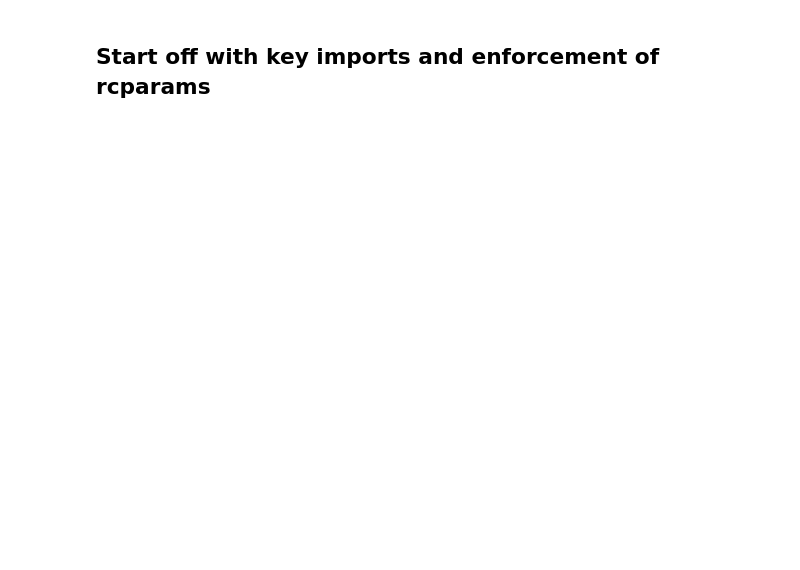
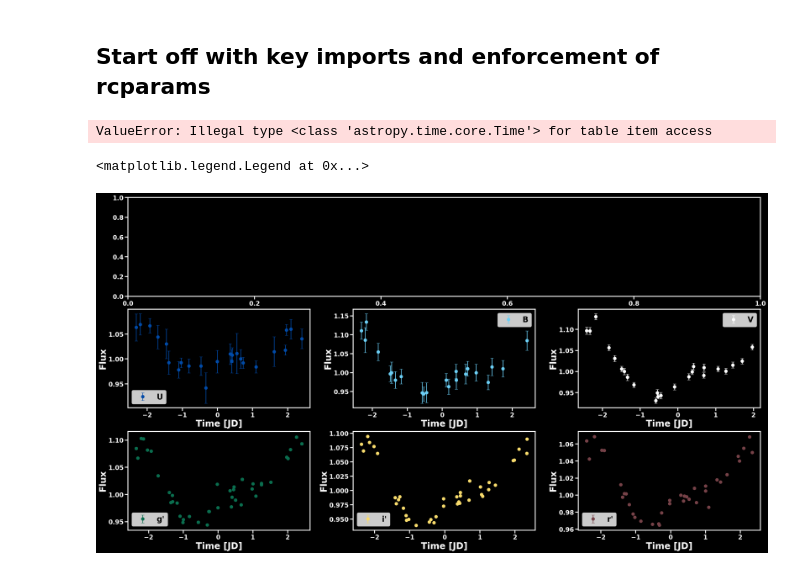
Before and after one commit to m-schochet/aumic_2025a, a Jupyter notebook: data_analysis/lco_photometry/lightcurve_fig.ipynb, the cells around one changed output. Drawn from its saved outputs; the diff is of its cells as text; code cells hidden in the pictures; blank space fills up the shorter version.

Commit message:
minor edits to lco light curves

```diff
--- a/data_analysis/lco_photometry/lightcurve_fig.ipynb
+++ b/data_analysis/lco_photometry/lightcurve_fig.ipynb
@@ -24,12 +24,16 @@ def set_rcparams():
     return
 set_rcparams()
 # %%
-gp = pd.read_csv('/Users/mschochet/Documents/GitHub/au_mic_s25/binned_lcs/gp.csv')
-ip = pd.read_csv('/Users/mschochet/Documents/GitHub/au_mic_s25/binned_lcs/ip.csv')
-rp = pd.read_csv('/Users/mschochet/Documents/GitHub/au_mic_s25/binned_lcs/rp.csv')
-U = pd.read_csv('/Users/mschochet/Documents/GitHub/au_mic_s25/binned_lcs/U.csv')
-B = pd.read_csv('/Users/mschochet/Documents/GitHub/au_mic_s25/binned_lcs/B.csv')
-V = pd.read_csv('/Users/mschochet/Documents/GitHub/au_mic_s25/binned_lcs/V.csv')
+gp = pd.read_csv('/Users/mschochet/Documents/GitHub/au_mic_s25/folded_lcs/gp.csv')
+ip = pd.read_csv('/Users/mschochet/Documents/GitHub/au_mic_s25/folded_lcs/ip.csv')
+rp = pd.read_csv('/Users/mschochet/Documents/GitHub/au_mic_s25/folded_lcs/rp.csv')
+U = pd.read_csv('/Users/mschochet/Documents/GitHub/au_mic_s25/folded_lcs/U.csv')
+B = pd.read_csv('/Users/mschochet/Documents/GitHub/au_mic_s25/folded_lcs/B.csv')
+V = pd.read_csv('/Users/mschochet/Documents/GitHub/au_mic_s25/folded_lcs/V.csv')
+# %%
+gp_lc[gp_lc['time']]#>0.5]## > 0.5*u.daygp_lc
+# %% [output]
+ValueError: Illegal type <class 'astropy.time.core.Time'> for table item access
 # %%
 gp_lc = lk.LightCurve(time=gp['time'], flux=gp['flux'], flux_err=gp['flux_err'])
 rp_lc = lk.LightCurve(time=rp['time'], flux=rp['flux'], flux_err=rp['flux_err'])
@@ -37,3 +41,43 @@ ip_lc = lk.LightCurve(time=ip['time'], flux=ip['flux'], flux_err=ip['flux_err'])
 U_lc = lk.LightCurve(time=U['time'], flux=U['flux'], flux_err=U['flux_err'])
 B_lc = lk.LightCurve(time=B['time'], flux=B['flux'], flux_err=B['flux_err'])
 V_lc = lk.LightCurve(time=V['time'], flux=V['flux'], flux_err=V['flux_err'])
+
+
+gp_lc /= np.median(gp_lc[(gp_lc['time'].value > 0.5) &  (gp_lc['time'].value < 1.0)]['flux'])
+ip_lc /= np.median(ip_lc[(ip_lc['time'].value > 0.5) &  (ip_lc['time'].value < 1.0)]['flux'])
+rp_lc /= np.median(rp_lc[(rp_lc['time'].value > 0.5) &  (rp_lc['time'].value < 1.0)]['flux'])
+U_lc /= np.median(U_lc[(U_lc['time'].value > 0.5) &  (U_lc['time'].value < 1.0)]['flux'])
+B_lc /= np.median(B_lc[(B_lc['time'].value > 0.5) &  (B_lc['time'].value < 1.0)]['flux'])
+V_lc /= np.median(V_lc[(V_lc['time'].value > 0.5) &  (V_lc['time'].value < 1.0)]['flux'])
+# %%
+import matplotlib.gridspec as gridspec
+
+plt.style.use('dark_background')
+fig = plt.figure(constrained_layout=True, figsize=(30, 16))
+spec = gridspec.GridSpec(ncols=3, nrows=3, figure=fig)
+ax1 = fig.add_subplot(spec[0, :])
+ax2 = fig.add_subplot(spec[1, 0])
+ax3 = fig.add_subplot(spec[1, 1])
+ax4 = fig.add_subplot(spec[1, 2])
+ax5 = fig.add_subplot(spec[2, 0])
+ax6 = fig.add_subplot(spec[2, 1])
+ax7 = fig.add_subplot(spec[2, 2])
+
+
+U_lc.errorbar(ax=ax2, markersize=10, fmt='o', elinewidth=2, capsize=5, label='U', c="#004BA8")
+B_lc.errorbar(ax=ax3, markersize=10, fmt='o', elinewidth=2, capsize=5, label='B' , c="#6CCFF6")
+V_lc.errorbar(ax=ax4, markersize=10, fmt='o', elinewidth=2, capsize=5, label='V' , c="#FFFFFF")
+
+gp_lc.errorbar(ax=ax5, markersize=10, fmt='o', elinewidth=2, capsize=5, label='g\'', c='#0B6E4F')
+rp_lc.errorbar(ax=ax6, markersize=10, fmt='o', elinewidth=2, capsize=5, label='i\'', c='#F9DB6D')
+ip_lc.errorbar(ax=ax7, markersize=10, fmt='o', elinewidth=2, capsize=5, label='r\'', c='#764248')
+
+ax2.legend(fontsize=25, facecolor='w', labelcolor='k')
+ax3.legend(fontsize=25, facecolor='w', labelcolor='k')
+ax4.legend(fontsize=25, facecolor='w', labelcolor='k')
+ax5.legend(fontsize=25, facecolor='w', labelcolor='k')
+ax6.legend(fontsize=25, facecolor='w', labelcolor='k')
+ax7.legend(fontsize=25, facecolor='w', labelcolor='k')
+# %% [output]
+<matplotlib.legend.Legend at 0x...>
+[figure, added]
```
